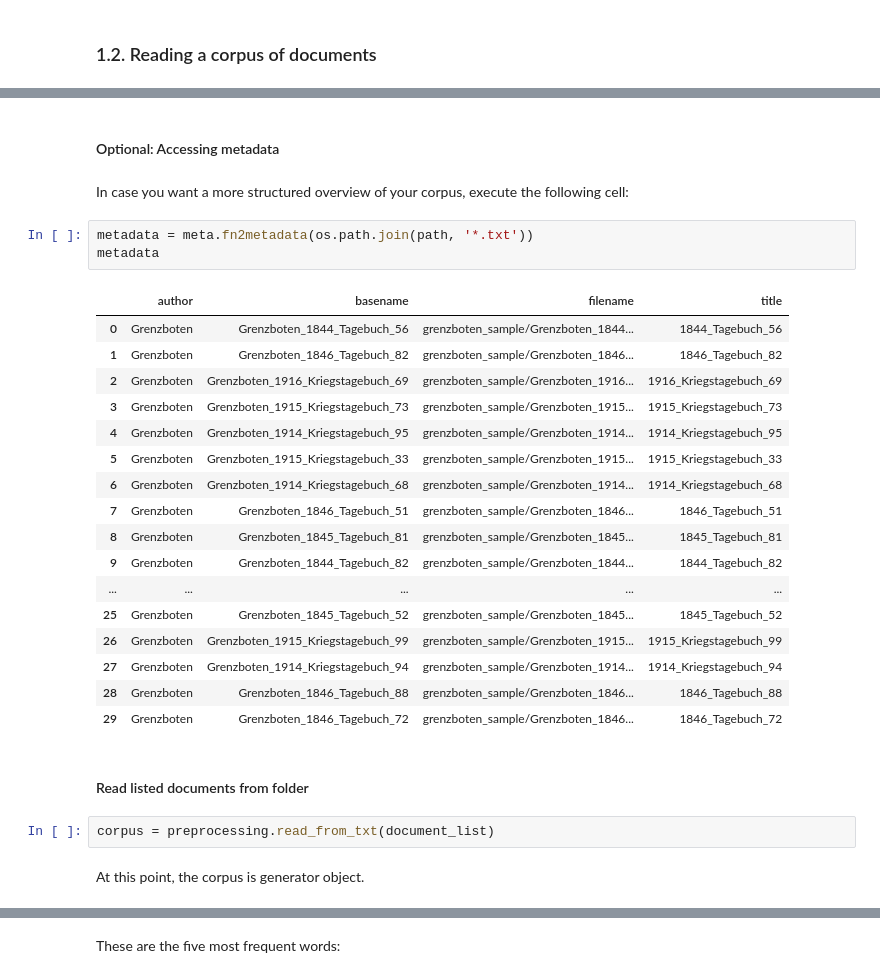
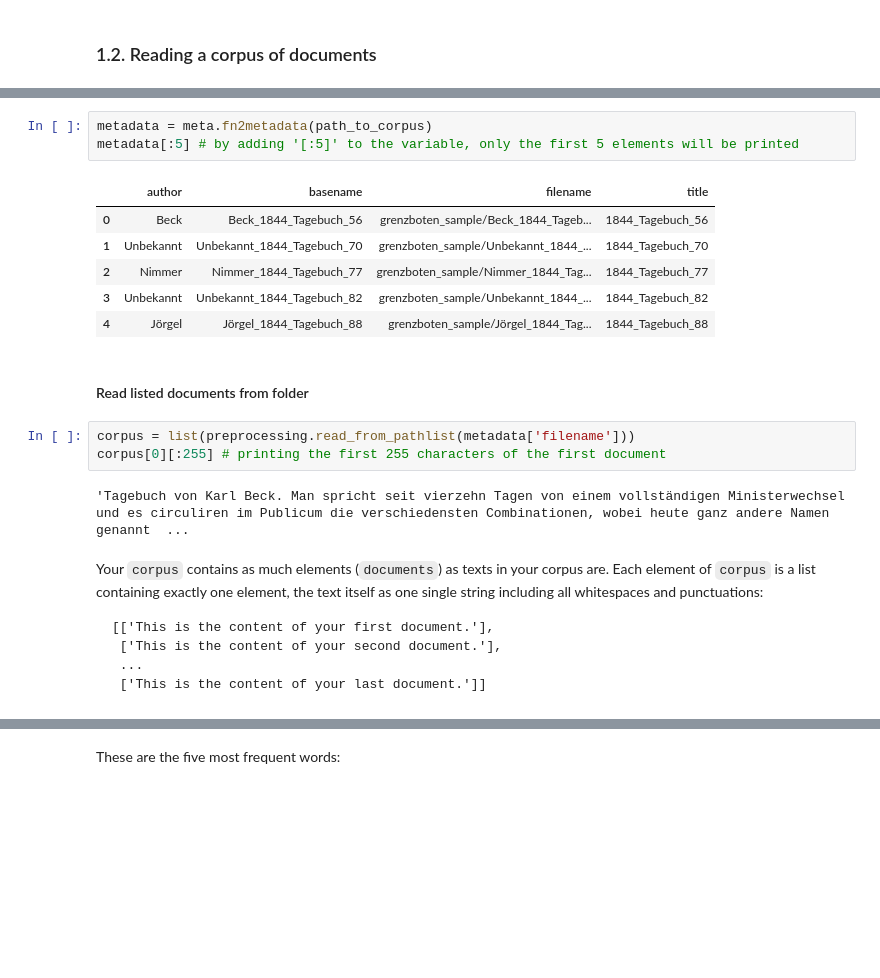
Before and after one commit to pielstroem/Topics, a Jupyter notebook: IntroducingLda.ipynb, the cells around one changed output, grey strips where cells are left out. Cells and saved outputs as stored; diff of their text form; blank space fills up the shorter version.

````diff
--- a/IntroducingLda.ipynb
+++ b/IntroducingLda.ipynb
@@ -139,33 +85,28 @@ document_labels
-# %% [markdown]
-#### Optional: Accessing metadata
-# %% [markdown]
-In case you want a more structured overview of your corpus, execute the following cell:
-# %%
-metadata = meta.fn2metadata(os.path.join(path, '*.txt'))
-metadata
-# %% [output]
-|  | author | basename | filename | title |
-| 0 | Grenzboten | Grenzboten_1844_Tagebuch_56 | grenzboten_sample/Grenzboten_1844... | 1844_Tagebuch_56 |
-| 1 | Grenzboten | Grenzboten_1846_Tagebuch_82 | grenzboten_sample/Grenzboten_1846... | 1846_Tagebuch_82 |
-| 2 | Grenzboten | Grenzboten_1916_Kriegstagebuch_69 | grenzboten_sample/Grenzboten_1916... | 1916_Kriegstagebuch_69 |
-| 3 | Grenzboten | Grenzboten_1915_Kriegstagebuch_73 | grenzboten_sample/Grenzboten_1915... | 1915_Kriegstagebuch_73 |
-| 4 | Grenzboten | Grenzboten_1914_Kriegstagebuch_95 | grenzboten_sample/Grenzboten_1914... | 1914_Kriegstagebuch_95 |
-| 5 | Grenzboten | Grenzboten_1915_Kriegstagebuch_33 | grenzboten_sample/Grenzboten_1915... | 1915_Kriegstagebuch_33 |
-| 6 | Grenzboten | Grenzboten_1914_Kriegstagebuch_68 | grenzboten_sample/Grenzboten_1914... | 1914_Kriegstagebuch_68 |
-| 7 | Grenzboten | Grenzboten_1846_Tagebuch_51 | grenzboten_sample/Grenzboten_1846... | 1846_Tagebuch_51 |
-| 8 | Grenzboten | Grenzboten_1845_Tagebuch_81 | grenzboten_sample/Grenzboten_1845... | 1845_Tagebuch_81 |
-| 9 | Grenzboten | Grenzboten_1844_Tagebuch_82 | grenzboten_sample/Grenzboten_1844... | 1844_Tagebuch_82 |
-| ... | ... | ... | ... | ... |
-| 25 | Grenzboten | Grenzboten_1845_Tagebuch_52 | grenzboten_sample/Grenzboten_1845... | 1845_Tagebuch_52 |
-| 26 | Grenzboten | Grenzboten_1915_Kriegstagebuch_99 | grenzboten_sample/Grenzboten_1915... | 1915_Kriegstagebuch_99 |
-| 27 | Grenzboten | Grenzboten_1914_Kriegstagebuch_94 | grenzboten_sample/Grenzboten_1914... | 1914_Kriegstagebuch_94 |
-| 28 | Grenzboten | Grenzboten_1846_Tagebuch_88 | grenzboten_sample/Grenzboten_1846... | 1846_Tagebuch_88 |
-| 29 | Grenzboten | Grenzboten_1846_Tagebuch_72 | grenzboten_sample/Grenzboten_1846... | 1846_Tagebuch_72 |
+# %%
+metadata = meta.fn2metadata(path_to_corpus)
+metadata[:5] # by adding '[:5]' to the variable, only the first 5 elements will be printed
+# %% [output]
+|  | author | basename | filename | title |
+| 0 | Beck | Beck_1844_Tagebuch_56 | grenzboten_sample/Beck_1844_Tageb... | 1844_Tagebuch_56 |
+| 1 | Unbekannt | Unbekannt_1844_Tagebuch_70 | grenzboten_sample/Unbekannt_1844_... | 1844_Tagebuch_70 |
+| 2 | Nimmer | Nimmer_1844_Tagebuch_77 | grenzboten_sample/Nimmer_1844_Tag... | 1844_Tagebuch_77 |
+| 3 | Unbekannt | Unbekannt_1844_Tagebuch_82 | grenzboten_sample/Unbekannt_1844_... | 1844_Tagebuch_82 |
+| 4 | Jörgel | Jörgel_1844_Tagebuch_88 | grenzboten_sample/Jörgel_1844_Tag... | 1844_Tagebuch_88 |
 # %% [markdown]
 #### Read listed documents from folder
-# %%
-corpus = preprocessing.read_from_txt(document_list)
-# %% [markdown]
-At this point, the corpus is generator object.
+# %%
+corpus = list(preprocessing.read_from_pathlist(metadata['filename']))
+corpus[0][:255] # printing the first 255 characters of the first document
+# %% [output]
+'Tagebuch von Karl Beck. Man spricht seit vierzehn Tagen von einem vollständigen Ministerwechsel und es circuliren im Publicum die verschiedensten Combinationen, wobei heute ganz andere Namen genannt  ...
+# %% [markdown]
+Your `corpus` contains as much elements (`documents`) as texts in your corpus are. Each element of `corpus` is a list containing exactly one element, the text itself as one single string including all whitespaces and punctuations:
+
+```
+[['This is the content of your first document.'],
+ ['This is the content of your second document.'],
+ ...
+ ['This is the content of your last document.']]
+```
 # %% [markdown]
 ### 1.3. Tokenize corpus
````
Also changed, not shown: parts of 54 cells of this notebook.
